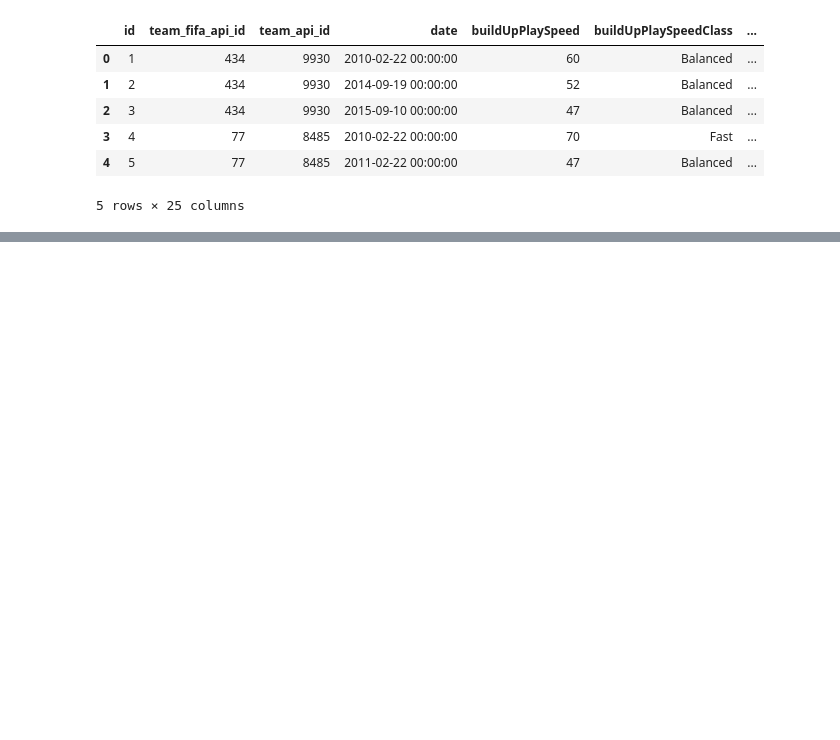
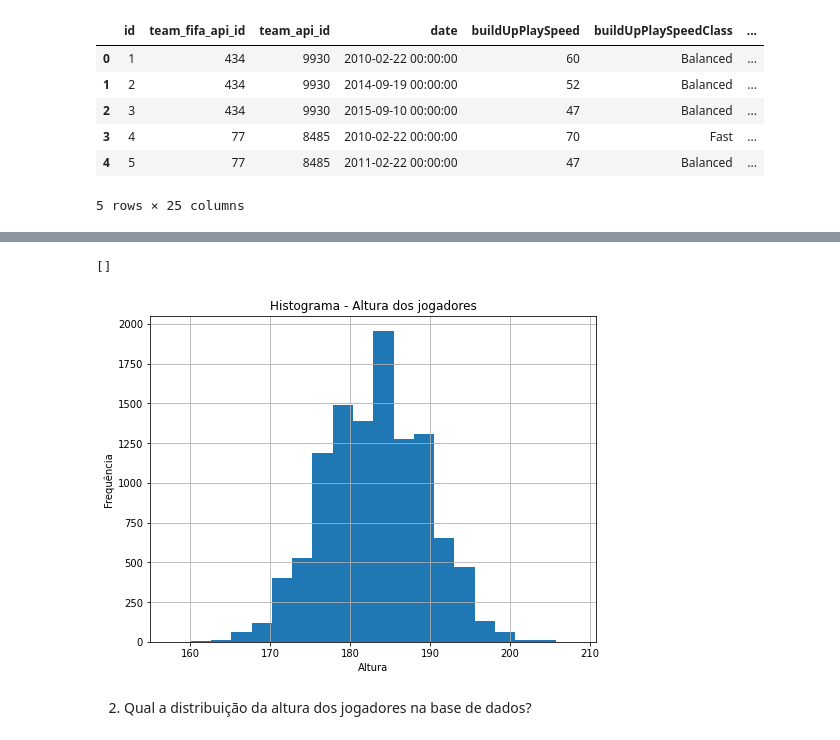
Before and after one commit to fwase/european-soccer-database, a Jupyter notebook: notebooks/informations.ipynb, the cells around one changed output, grey strips where cells are left out. Drawn from its saved outputs; the diff is of its cells as text; code cells hidden in the pictures; blank space fills up the shorter version.

```diff
--- a/notebooks/informations.ipynb
+++ b/notebooks/informations.ipynb
@@ -88,0 +121,11 @@ team_attributes_df.head()
+# %%
+player_df.height.hist(figsize=(8,6), bins= len(player_df['height'].unique()))
+plt.title('Histograma - Altura dos jogadores')
+plt.ylabel('Frequência')
+plt.xlabel('Altura')
+plt.plot()
+# %% [output]
+[]
+[figure, added]
+# %% [markdown]
+2. Qual a distribuição da altura dos jogadores na base de dados?
```
Also changed, not shown: parts of 13 cells of this notebook.
